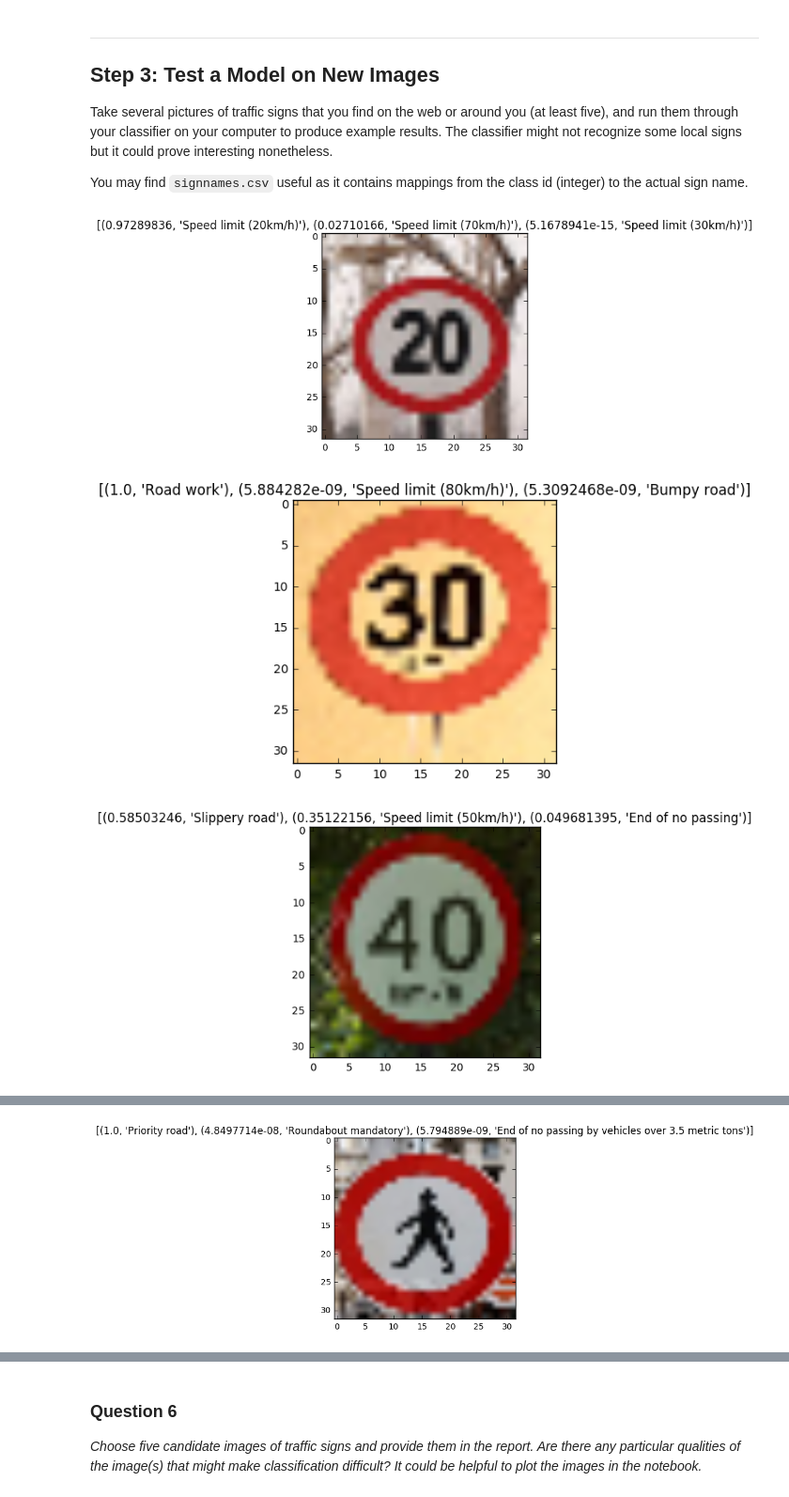
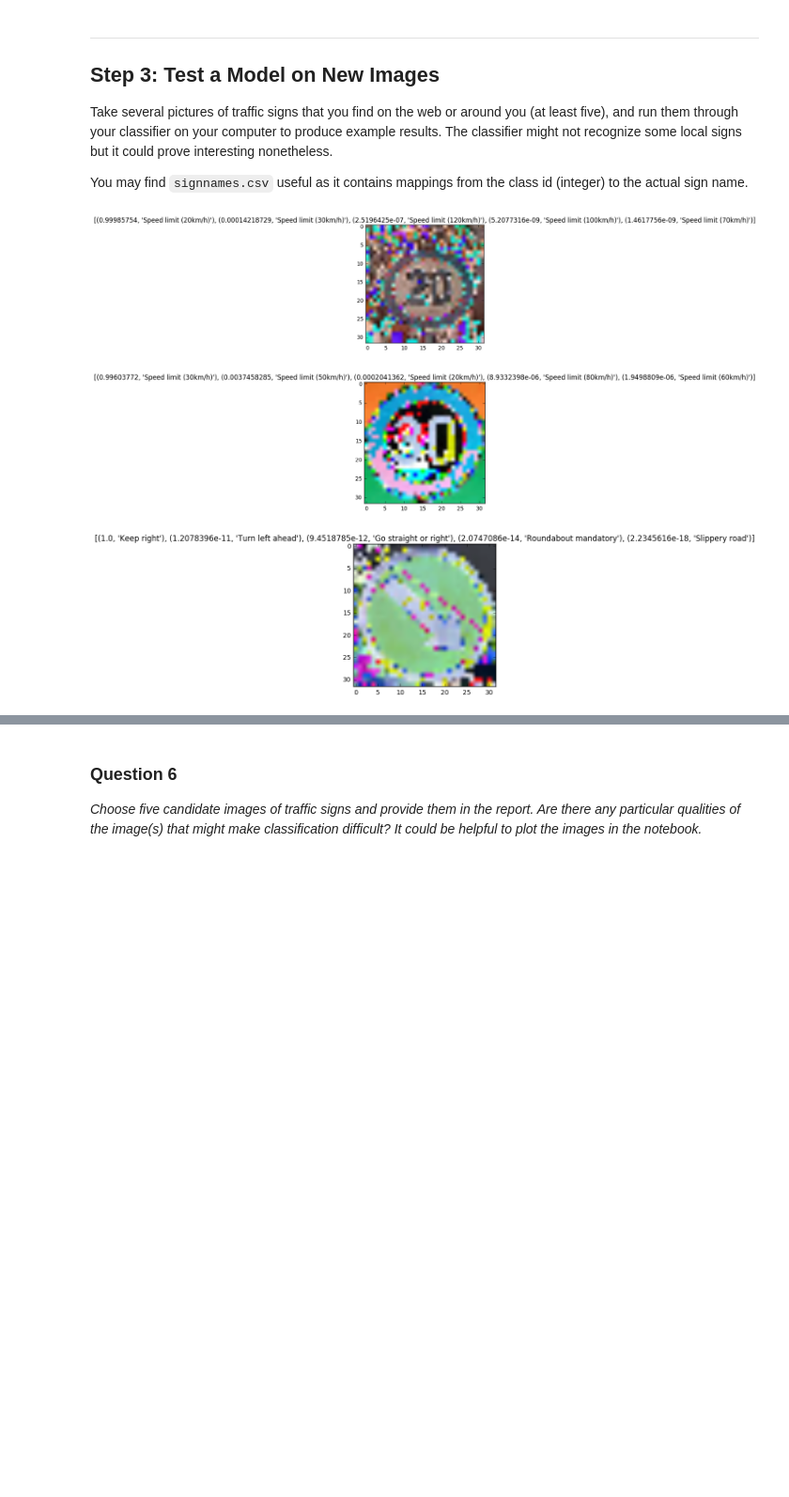
Before and after one commit to schwallie/CarND-Traffic-Sign-Classifier-Project, a Jupyter notebook: Traffic_Sign_Classifier-solution.ipynb, the cells around one changed output, grey strips where cells are left out. Shown at 94% size. Cells and saved outputs as stored; diff of their text form; code cells hidden in the pictures; blank space fills up the shorter version.

```diff
--- a/Traffic_Sign_Classifier-solution.ipynb
+++ b/Traffic_Sign_Classifier-solution.ipynb
@@ -99,5 +138,5 @@ Done...
 # %%
-def LeNet(x):
+def traffic_sign_model(x):
     # Hyperparameters
     mu = 0
     sigma = 0.1
@@ -112,11 +151,12 @@ def LeNet(x):
 
     # SOLUTION: Pooling. Input = 28x28x6. Output = 14x14x6.
     conv1 = tf.nn.max_pool(conv1, ksize=[1, 2, 2, 1], strides=[1, 2, 2, 1], padding='VALID')
-
+    # keep_prob = tf.placeholder(tf.float32)
+    conv1_drop = tf.nn.dropout(conv1, keep_prob)
     # SOLUTION: Layer 2: Convolutional. Output = 10x10x16.
     conv2_W = tf.Variable(tf.truncated_normal(shape=(5, 5, 6, 16), mean = mu, stddev = sigma))
     conv2_b = tf.Variable(tf.zeros(16))
-    conv2   = tf.nn.conv2d(conv1, conv2_W, strides=[1, 1, 1, 1], padding='VALID') + conv2_b
+    conv2   = tf.nn.conv2d(conv1_drop, conv2_W, strides=[1, 1, 1, 1], padding='VALID') + conv2_b
 
     # SOLUTION: Activation.
     conv2 = tf.nn.relu(conv2)
@@ -154,18 +194,19 @@ def LeNet(x):
 Model evaluation
 """
 
-def evaluate(X_data, y_data):
+def evaluate(X_data, y_data, prob):
     num_examples = len(X_data)
     total_accuracy = 0
     sess = tf.get_default_session()
     for offset in range(0, num_examples, BATCH_SIZE):
         batch_x, batch_y = X_data[offset:offset+BATCH_SIZE], y_data[offset:offset+BATCH_SIZE]
-        accuracy = sess.run(accuracy_operation, feed_dict={x: batch_x, y: batch_y})
+        accuracy = sess.run(accuracy_operation, feed_dict={x: batch_x, y: batch_y, keep_prob: prob})
         total_accuracy += (accuracy * len(batch_x))
     return total_accuracy / num_examples
 # %%
 x = tf.placeholder(tf.float32, (None, 32, 32, 3))
 y = tf.placeholder(tf.int32, (None))
+keep_prob = tf.placeholder(tf.float32)
 # Data set is one hot encoded
 one_hot_y = tf.one_hot(y, 43)
 
@@ -177,7 +218,7 @@ EPOCHS = 15
 # How many
 BATCH_SIZE = 128
 
-logits = LeNet(x)
+logits = traffic_sign_model(x)
 cross_entropy = tf.nn.softmax_cross_entropy_with_logits(logits, one_hot_y)
 loss_operation = tf.reduce_mean(cross_entropy)
 optimizer = tf.train.AdamOptimizer(learning_rate = rate)
@@ -192,16 +233,16 @@ with tf.Session() as sess:
     print("Training...{0}".format(num_examples))
     print()
     for i in range(EPOCHS):
-        X_train, y_train = shuffle(X_train, y_train)
         for offset in range(0, num_examples, BATCH_SIZE):
             end = offset + BATCH_SIZE
             batch_x, batch_y = X_train[offset:end], y_train[offset:end]
-            sess.run(training_operation, feed_dict={x: batch_x, y: batch_y})
-
-        validation_accuracy = evaluate(X_validation, y_validation)
+            sess.run(training_operation, feed_dict={x: batch_x, y: batch_y, keep_prob: 0.5})
+        print('Validating...')
+        validation_accuracy = evaluate(X_validation, y_validation, 0.5)
         print("EPOCH {} ...".format(i+1))
         print("Validation Accuracy = {:.3f}".format(validation_accuracy))
-        print()
+        if validation_accuracy > 0.97:
+            break
 
     try:
         saver
@@ -231,6 +272,6 @@ Model saved
 with tf.Session() as sess:
     loader = tf.train.import_meta_graph('traffic_signs.meta')
     loader.restore(sess, tf.train.latest_checkpoint('./'))
-    test_acc = evaluate(X_test, y_test)
+    test_acc = evaluate(X_test, y_test, 1.0)
     print("Test Accuracy = {:.3f}".format(test_acc))
 # %% [output]
@@ -370,31 +441,32 @@ You may find `signnames.csv` useful as it contains mappings from the class id (i
 # %%
 def test_new_images(visualize_images=True):
     path ='new_examples/'
     images = [f for f in os.listdir(path) if '.png' in f]
     images_final = []
     for ix, img_path in enumerate(images):
         img = cv2.imread('{0}{1}'.format(path, img_path))
         img = cv2.resize(img, (32,32))
+        img = normalize_images(img)
         img = img[:,:,::-1]
         images_final.append(img)
-    prediction = tf.nn.top_k(tf.nn.softmax(logits), k=3)
+    prediction = tf.nn.top_k(tf.nn.softmax(logits), k=5)
     with tf.Session() as sess:
         sess.run(tf.global_variables_initializer())
         loader = tf.train.import_meta_graph('traffic_signs.meta')
         loader.restore(sess, tf.train.latest_checkpoint('./'))
-        results = sess.run(prediction, feed_dict={x: images_final})
+        results = sess.run(prediction, feed_dict={x: images_final, keep_prob: 1.0})
         for ix, result in enumerate(results.values):
             names = results.indices[ix]
             names = [sign_names_df.loc[f]['SignName'] for f in names]
             #result = ["{0:.0f}%".format(f * 100) for f in result]
             tit = list(zip(result, names))
             if visualize_images:
                 plt.title(tit)
                 plt.imshow(images_final[ix])
                 plt.show()
 
 test_new_images()
 # %% [output]
-[figure, old version]
+[figure, new version]
-[figure, old version]
+[figure, new version]
-[figure, old version]
+[figure, new version]
@@ -403 +474,0 @@ test_new_images()
-[figure, removed]
```
Also changed, not shown: parts of 22 cells of this notebook, 4 other files.
